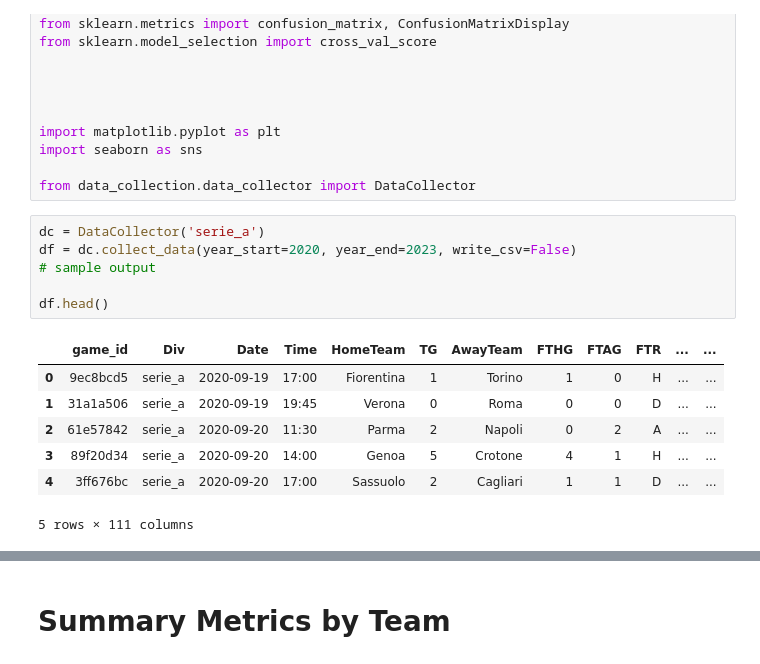
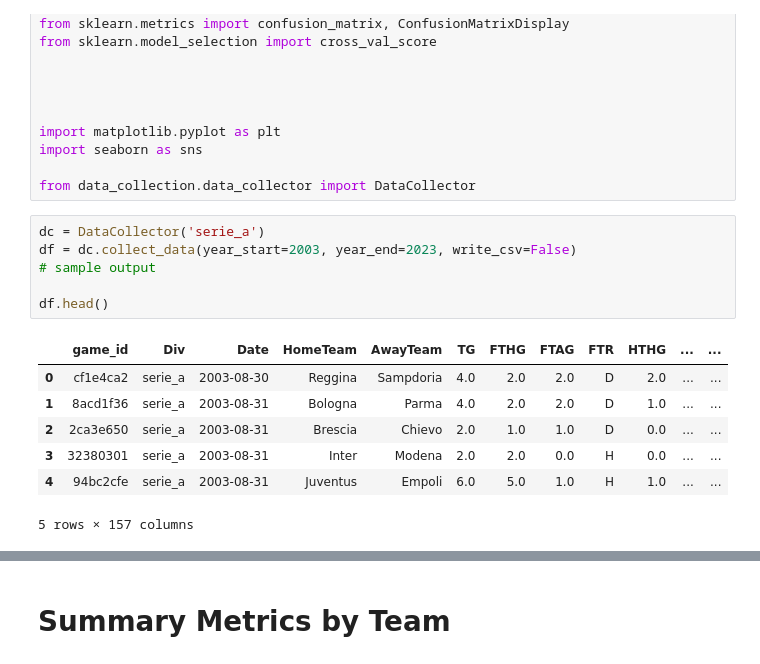
Before and after one commit to RomanTomz/football-analysis, a Jupyter notebook: notebooks/eda.ipynb, the cells around one changed output, grey strips where cells are left out. Drawn from its saved outputs; the diff is of its cells as text.

```diff
--- a/notebooks/eda.ipynb
+++ b/notebooks/eda.ipynb
@@ -33,15 +33,15 @@ import seaborn as sns
 from data_collection.data_collector import DataCollector
 # %%
 dc = DataCollector('serie_a')
-df = dc.collect_data(year_start=2020, year_end=2023, write_csv=False)
+df = dc.collect_data(year_start=2003, year_end=2023, write_csv=False)
 # sample output
 
 df.head()
 # %% [output]
-|  | game_id | Div | Date | Time | HomeTeam | TG | AwayTeam | FTHG | FTAG | FTR | ... | ... |
-| 0 | 9ec8bcd5 | serie_a | 2020-09-19 | 17:00 | Fiorentina | 1 | Torino | 1 | 0 | H | ... | ... |
-| 1 | 31a1a506 | serie_a | 2020-09-19 | 19:45 | Verona | 0 | Roma | 0 | 0 | D | ... | ... |
-| 2 | 61e57842 | serie_a | 2020-09-20 | 11:30 | Parma | 2 | Napoli | 0 | 2 | A | ... | ... |
-| 3 | 89f20d34 | serie_a | 2020-09-20 | 14:00 | Genoa | 5 | Crotone | 4 | 1 | H | ... | ... |
-| 4 | 3ff676bc | serie_a | 2020-09-20 | 17:00 | Sassuolo | 2 | Cagliari | 1 | 1 | D | ... | ... |
+|  | game_id | Div | Date | HomeTeam | AwayTeam | TG | FTHG | FTAG | FTR | HTHG | ... | ... |
+| 0 | cf1e4ca2 | serie_a | 2003-08-30 | Reggina | Sampdoria | 4.0 | 2.0 | 2.0 | D | 2.0 | ... | ... |
+| 1 | 8acd1f36 | serie_a | 2003-08-31 | Bologna | Parma | 4.0 | 2.0 | 2.0 | D | 1.0 | ... | ... |
+| 2 | 2ca3e650 | serie_a | 2003-08-31 | Brescia | Chievo | 2.0 | 1.0 | 1.0 | D | 0.0 | ... | ... |
+| 3 | 32380301 | serie_a | 2003-08-31 | Inter | Modena | 2.0 | 2.0 | 0.0 | H | 0.0 | ... | ... |
+| 4 | 94bc2cfe | serie_a | 2003-08-31 | Juventus | Empoli | 6.0 | 5.0 | 1.0 | H | 1.0 | ... | ... |
-5 rows × 111 columns
+5 rows × 157 columns
```
Also changed, not shown: parts of 9 cells of this notebook, 4 other files.
